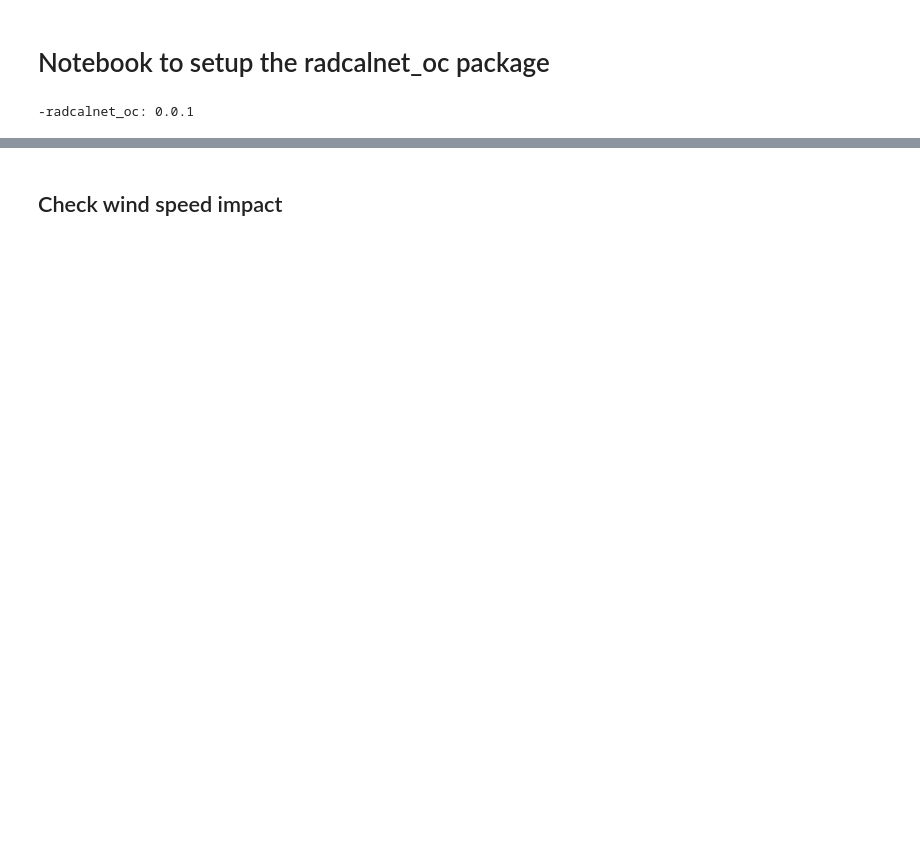
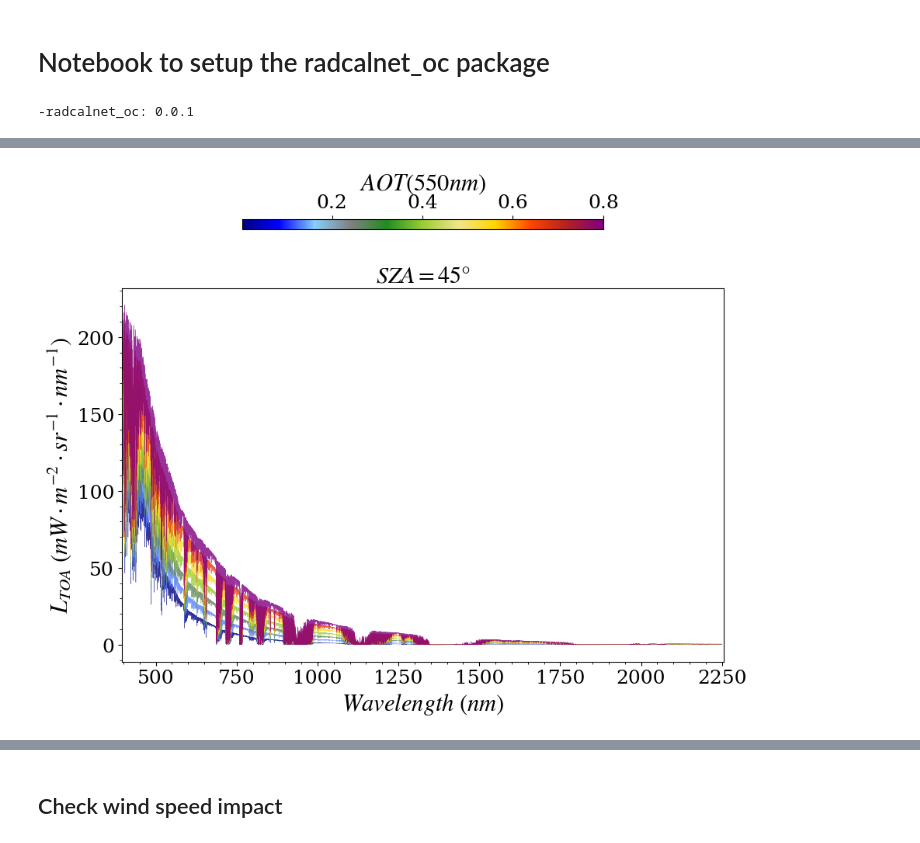
Before and after one commit to Tristanovsk/radcalnet_oc, a Jupyter notebook: notebook/radcalnet_oc_toa_atmosphere_radiation.ipynb, the cells around one changed output, grey strips where cells are left out. Saved outputs shown, nothing was run; the diff lists cells and outputs as text; code cells hidden in the pictures; blank space fills up the shorter version.

```diff
--- a/notebook/radcalnet_oc_toa_atmosphere_radiation.ipynb
+++ b/notebook/radcalnet_oc_toa_atmosphere_radiation.ipynb
@@ -25,0 +179,31 @@ print(f'-radcalnet_oc: {radoc.__version__}')
+# %%
+
+wl_range=slice(400,2250)
+cmap = mpl.colors.LinearSegmentedColormap.from_list("",
+                                                    ['navy', "blue", 'lightskyblue',
+                                                     "grey",   'forestgreen','yellowgreen',
+                                                     "khaki", "gold",
+                                                     'orangered', "firebrick", 'purple'])
+norm = mpl.colors.Normalize(vmin=0.001,vmax=0.8)
+sm = mpl.cm.ScalarMappable(norm=norm, cmap=cmap)
+sm.set_array([])
+
+fig,axs = plt.subplots(1,1,figsize=(10,8.5),sharey=True)
+ax=axs
+
+sza=45
+
+for aot_ref in Rtoa.aot_ref.values[::4]:
+    Rtoa_=Ltoa.sel(sza=sza,aot_ref=aot_ref).sel(wl=wl_range) #+ Tabs*Ttot*  np.pi * Rrs
+    #Rsim.sel(aot_ref=aot_ref).plot(x='wl',color=cmap(norm(aot_ref)),add_legend=False,ls=':',lw=1,ax=axs[i_])
+    Rtoa_.plot(x='wl',color=cmap(norm(aot_ref)),lw=0.3,alpha=0.8,ax=axs)
+
+ax.set_title(r'$SZA='+str(sza)+r'\degree$')
+ax.set_ylabel(r'$L_{TOA}\ (mW\cdot m^{-2}\cdot sr^{-1}\cdot nm^{-1})$')
+ax.set_xlabel(r'$Wavelength\ (nm)$')
+ax.minorticks_on()
+ax.set_xlim(395,2255)
+cb = fig.colorbar(sm, ax=axs, shrink=0.6, aspect=35, pad=0.115, location='top')
+cb.set_label(r'$AOT(550nm)$', fontsize=22)
+# %% [output]
+[figure, added]
```
Also changed, not shown: parts of 21 cells of this notebook, 7 other files.
